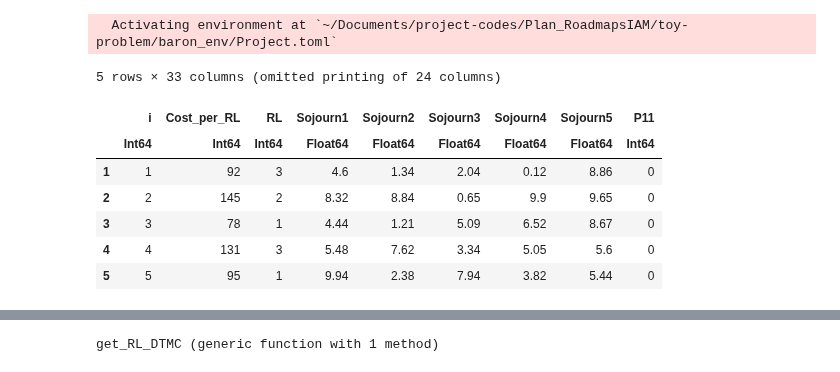
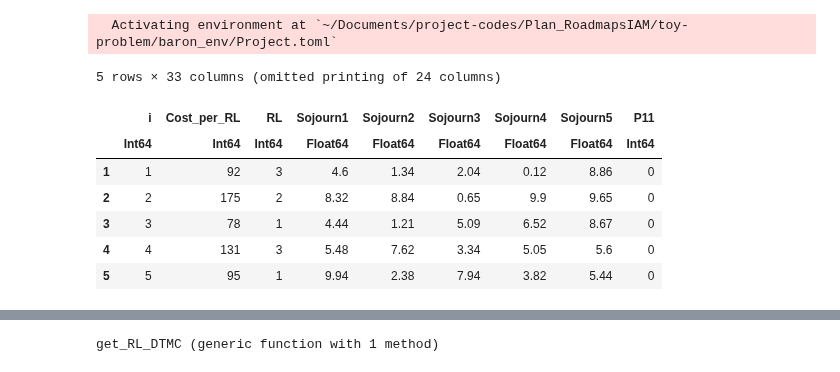
Before and after one commit to vyom-thakker/RoadmapsIAM, a Jupyter notebook: main.ipynb, the cells around one changed output, grey strips where cells are left out. Saved outputs shown, nothing was run; the diff lists cells and outputs as text; code cells hidden in the pictures.

```diff
--- a/main.ipynb
+++ b/main.ipynb
@@ -17,22 +17,24 @@ using BARON
 # %%
 innovations = CSV.File("./innovations.csv",header=1,delim=",") |> DataFrame
 mapki = CSV.File("./map-ki.csv",header=1,delim=",") |> DataFrame
 compromise = CSV.File("./compromise.csv",header=1,delim=",") |> DataFrame
 initial = CSV.File("./initial.csv",header=1,delim=",") |> DataFrame
 ci=innovations[!,2]
 rl=innovations[!,3]
 initial
 #innovations[2,6]=7
-innovations[2,2]=145
+compromise[!,3]=compromise[!,3]/2
+innovations[2,2]=175
 innovations[2,3]=2
 innovations[1,3]=3
+#innovations[3,3]=2
 innovations
 # %% [output]
 5 rows × 33 columns (omitted printing of 24 columns)
 |  | i | Cost_per_RL | RL | Sojourn1 | Sojourn2 | Sojourn3 | Sojourn4 | Sojourn5 | P11 |
 |  | Int64 | Int64 | Int64 | Float64 | Float64 | Float64 | Float64 | Float64 | Int64 |
 | 1 | 1 | 92 | 3 | 4.6 | 1.34 | 2.04 | 0.12 | 8.86 | 0 |
-| 2 | 2 | 145 | 2 | 8.32 | 8.84 | 0.65 | 9.9 | 9.65 | 0 |
+| 2 | 2 | 175 | 2 | 8.32 | 8.84 | 0.65 | 9.9 | 9.65 | 0 |
 | 3 | 3 | 78 | 1 | 4.44 | 1.21 | 5.09 | 6.52 | 8.67 | 0 |
 | 4 | 4 | 131 | 3 | 5.48 | 7.62 | 3.34 | 5.05 | 5.6 | 0 |
 | 5 | 5 | 95 | 1 | 9.94 | 2.38 | 7.94 | 3.82 | 5.44 | 0 |
```
Also changed, not shown: parts of 18 cells of this notebook, 3 other files.
